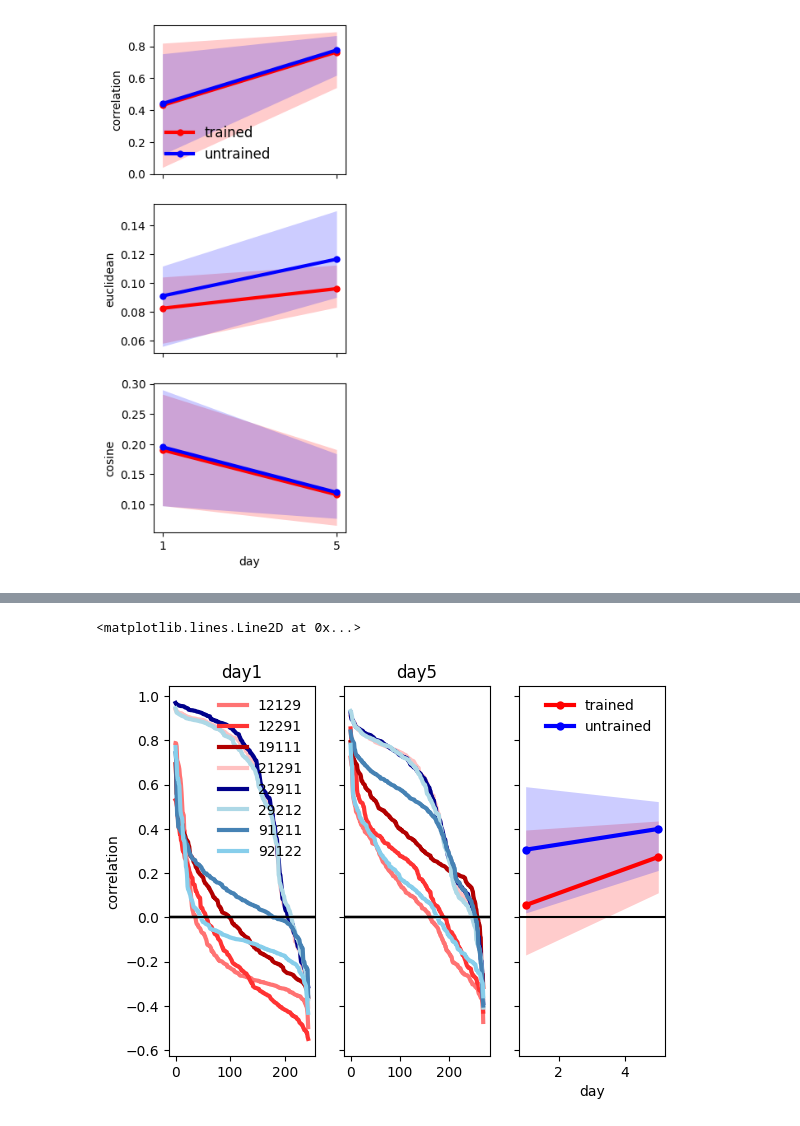
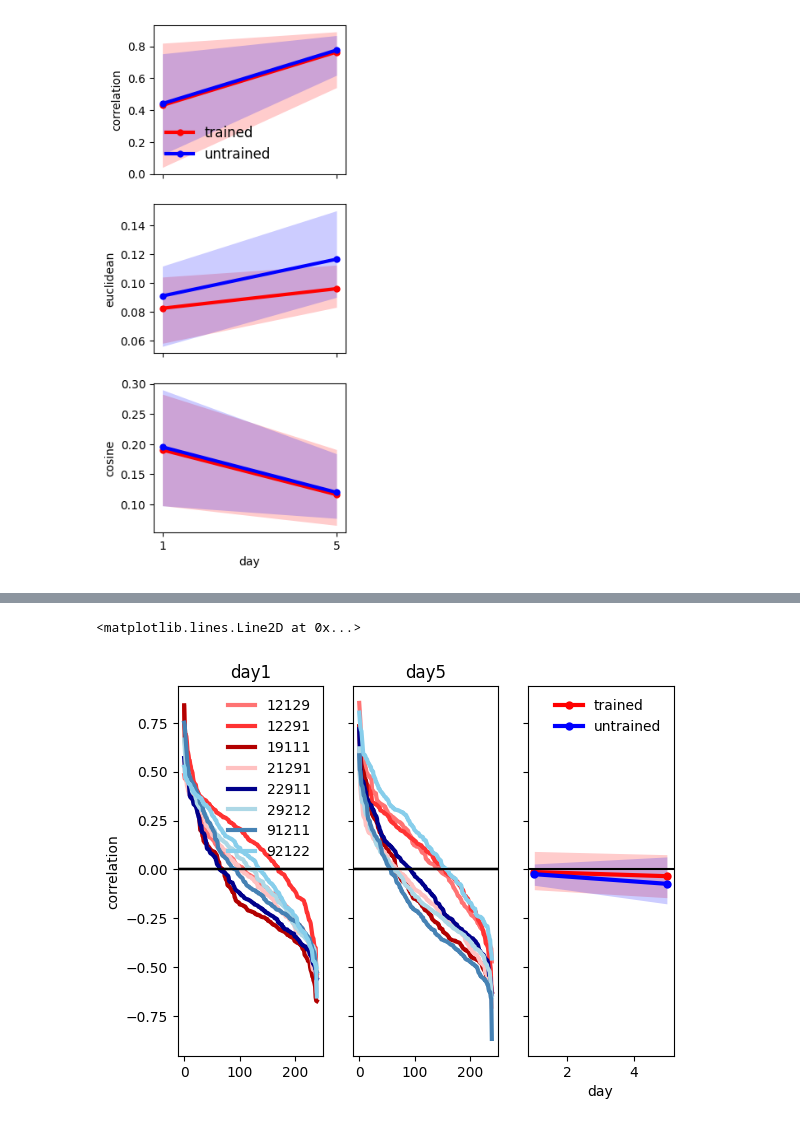
Before and after one commit to mnlmrc/extension-flexion-chords, a Jupyter notebook: notebooks/main.ipynb, the cells around one changed output, grey strips where cells are left out. Drawn from its saved outputs; the diff is of its cells as text; code cells hidden in the pictures.

```diff
--- a/notebooks/main.ipynb
+++ b/notebooks/main.ipynb
@@ -1324,6 +1460,6 @@ sns.lineplot(data=r2[r2['participant_id']==participant_id], x='k', hue='day', y=
 # %%
 experiment = 'efc3'
-participant_id = 'subj100'
+participant_id = 'subj114'
 
 with open(os.path.join(gl.baseDir, experiment, 'correlations.pkl'), 'rb') as f:
     correlation = pickle.load(f)
@@ -1355,31 +1491,31 @@ colors = [
 color_map = {chord: color for chord, color in zip(chords, colors)}
 
 fig, axs = plt.subplots(1, 3,sharey=True)
 
 for c, corr in enumerate(correlation['corr']):
     if correlation['participant_id'][c]==participant_id:
         corr = sorted(corr, reverse=True)
 
         df_corr_tmp = df_correlation[(df_correlation['chordID']==correlation['chordID'][c]) & (df_correlation['participant_id']==participant_id)]
 
         if correlation['day'][c]=='1':
             ax = axs[0]
         else:
             ax = axs[1]
 
         ax.plot(corr, color=color_map[str(correlation['chordID'][c])], lw=3, label=str(correlation['chordID'][c]))
         ax.set_title(f"day{correlation['day'][c]}")
         ax.axhline(0, color='k')
         # sns.lineplot(df_corr_tmp, ax=axs[2], y='corr', x='day', color=color_map[str(correlation['chordID'][c])], marker='o', markeredgecolor='none', alpha=.3, lw=3)
 
 axs[0].set_ylabel('correlation')
 axs[0].legend(frameon=False, loc='best')
 
 df_correlation = df_correlation[df_correlation['participant_id']==participant_id]
 
 sns.lineplot(df_correlation, ax=axs[2], y='corr', x='day', hue='chord', hue_order=['trained', 'untrained'], palette=['red', 'blue'], marker='o', markeredgecolor='none', lw=3, err_kws={'lw': 0})
 axs[2].legend(frameon=False)
 axs[2].axhline(0, color='k')
 # %% [output]
 <matplotlib.lines.Line2D at 0x...>
-[figure, old version]
+[figure, new version]
```
Also changed, not shown: parts of 5 cells of this notebook, 2 other files.
